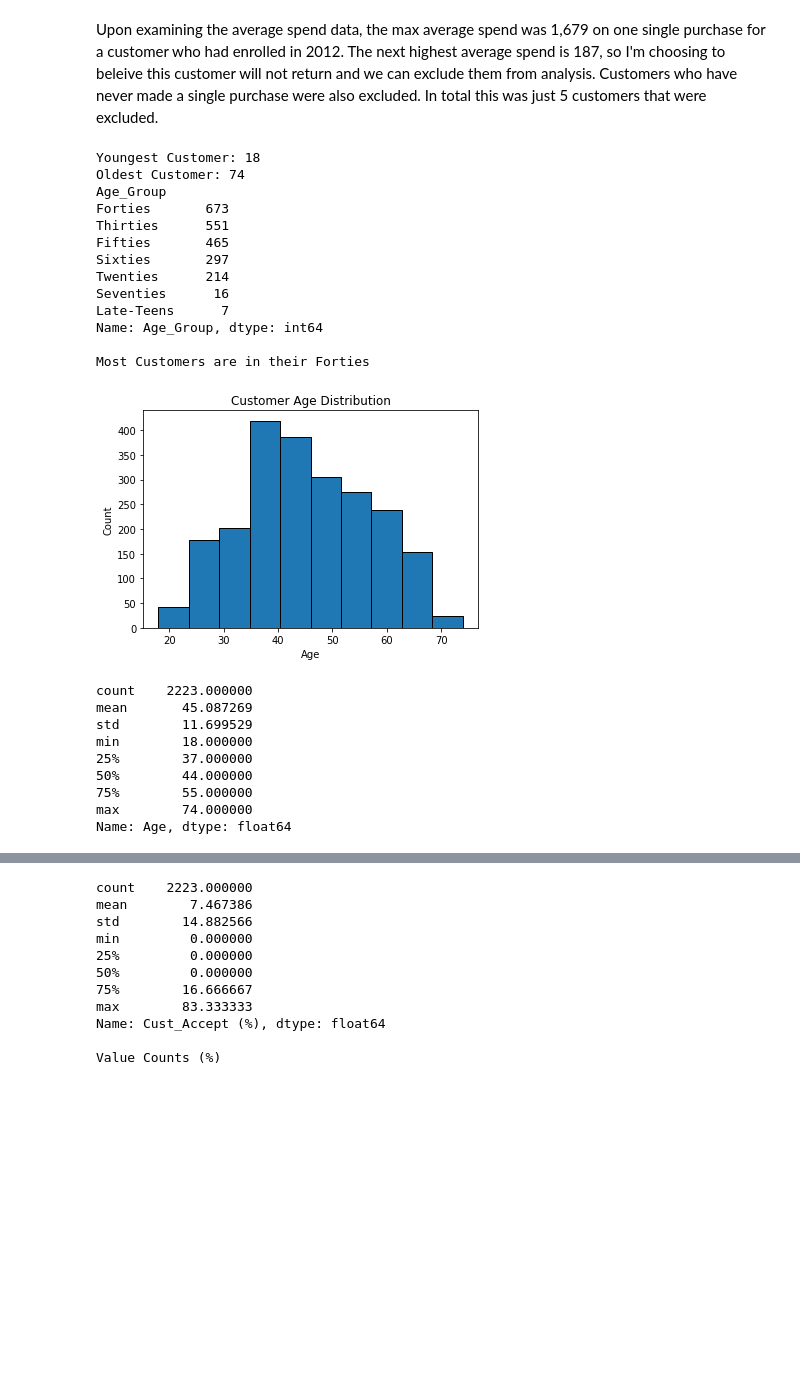
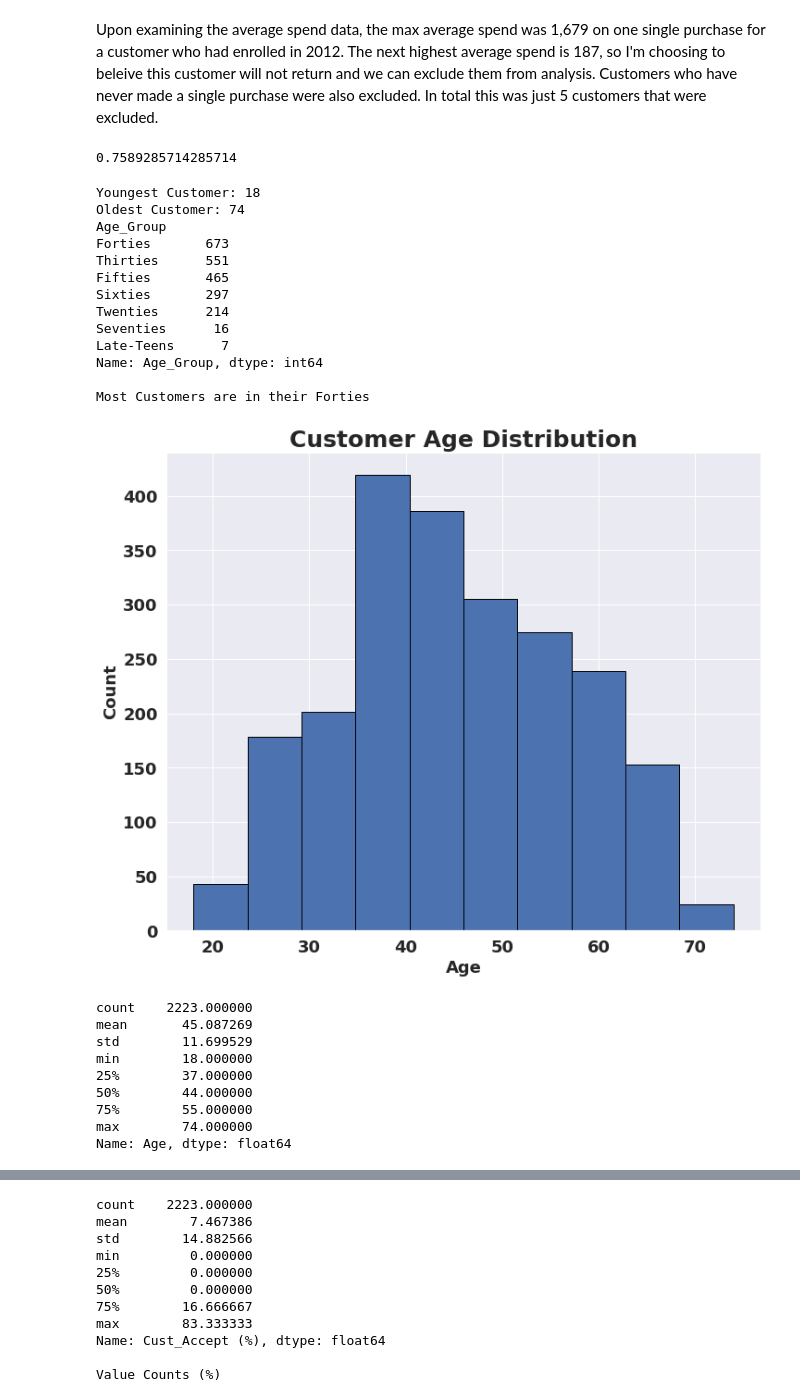
Before and after one commit to RachidRezzik/Market_Camp, a Jupyter notebook: Data_Analysis.ipynb, the cells around one changed output, grey strips where cells are left out. Drawn from its saved outputs; the diff is of its cells as text; code cells hidden in the pictures; blank space fills up the shorter version.

```diff
--- a/Data_Analysis.ipynb
+++ b/Data_Analysis.ipynb
@@ -7,6 +7,19 @@ warnings.warn = warn
 import pandas as pd
 import numpy as np
 import matplotlib.pyplot as plt
+import seaborn as sns
+import collections
+import matplotlib
+
+plt.rcParams["font.weight"] = "bold"
+plt.rcParams["font.family"] = "normal"
+plt.rcParams["font.size"] = 25
+plt.rcParams["axes.labelweight"] = "bold"
+plt.rcParams['xtick.labelsize']=18
+plt.rcParams['ytick.labelsize']=18
+plt.rcParams['axes.labelsize']=18
+plt.rcParams['legend.fontsize']: 16
+
 pd.set_option('display.max_rows', 500)
 pd.set_option('display.max_columns', 500)
 pd.set_option('display.width', 1000)
@@ -133,3 +146,11 @@ Name: Income, dtype: float64
 ^^^Max Income of 666666.0 is 4.105162041170711 greater than the second highest income of 162397.0
 
 This one very wealthy individual is skewing our distribution and descriptive statistics. While it may be possible that one of the countrys wealthiest individuals shops at this store, I chose to exclud ...
+# %%
+### Simplifying Education ###
+
+for idx, row in marketing.iterrows():
+    if row['Education'] == '2n Cycle':
+        marketing.loc[idx, 'Education'] = 'Graduation'
+
+print(marketing.groupby('Education')['Income'].mean())
@@ -159,32 +187,36 @@ marketing['Avg_Spend ($)'] = (marketing['Total Spent ($)'] / marketing['Number_P
 Upon examining the average spend data, the max average spend was 1,679 on one single purchase for a customer who had enrolled in 2012. The next highest average spend is 187, so I'm choosing to beleive this customer will not return and we can exclude them from analysis. Customers who have never made a single purchase were also excluded. In total this was just 5 customers that were excluded.
 # %%
 marketing = marketing.loc[~((marketing['Avg_Spend ($)'] == 1679) | (marketing['Avg_Purch_Freq'] > 240) | (marketing['Avg_Spend ($)'].isnull()) | (marketing['Avg_Purch_Freq'].isnull()))]
+# %%
+17/2240 * 100
+# %% [output]
+0.7589285714285714
 # %%
 ### Customer Age ###
 print('Youngest Customer:', min(marketing['Age']), '\nOldest Customer:', max(marketing['Age']))
 print(marketing.groupby('Age_Group')['Age_Group'].count().sort_values(ascending=False))
 print('\nMost Customers are in their Forties')
 plt.hist(marketing['Age'], edgecolor='black')
 plt.xlabel('Age')
 plt.ylabel('Count')
-plt.title('Customer Age Distribution')
+plt.title('Customer Age Distribution', fontweight='bold')
 plt.show()
 print(marketing['Age'].describe())
 # %% [output]
 Youngest Customer: 18
 Oldest Customer: 74
 Age_Group
 Forties       673
 Thirties      551
 Fifties       465
 Sixties       297
 Twenties      214
 Seventies      16
 Late-Teens      7
 Name: Age_Group, dtype: int64
 
 Most Customers are in their Forties
-[figure, old version]
+[figure, new version]
 count    2223.000000
 mean       45.087269
 std        11.699529
```
Also changed, not shown: parts of 22 cells of this notebook, 4 other files.
